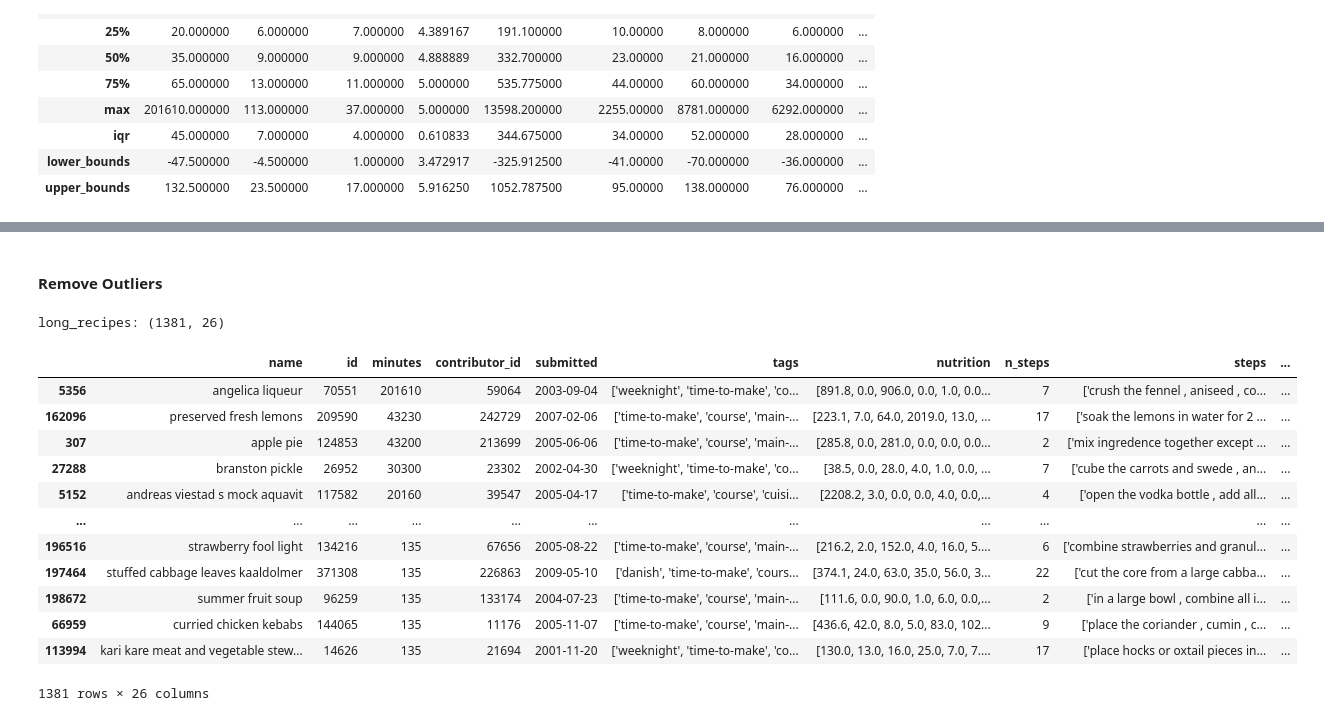
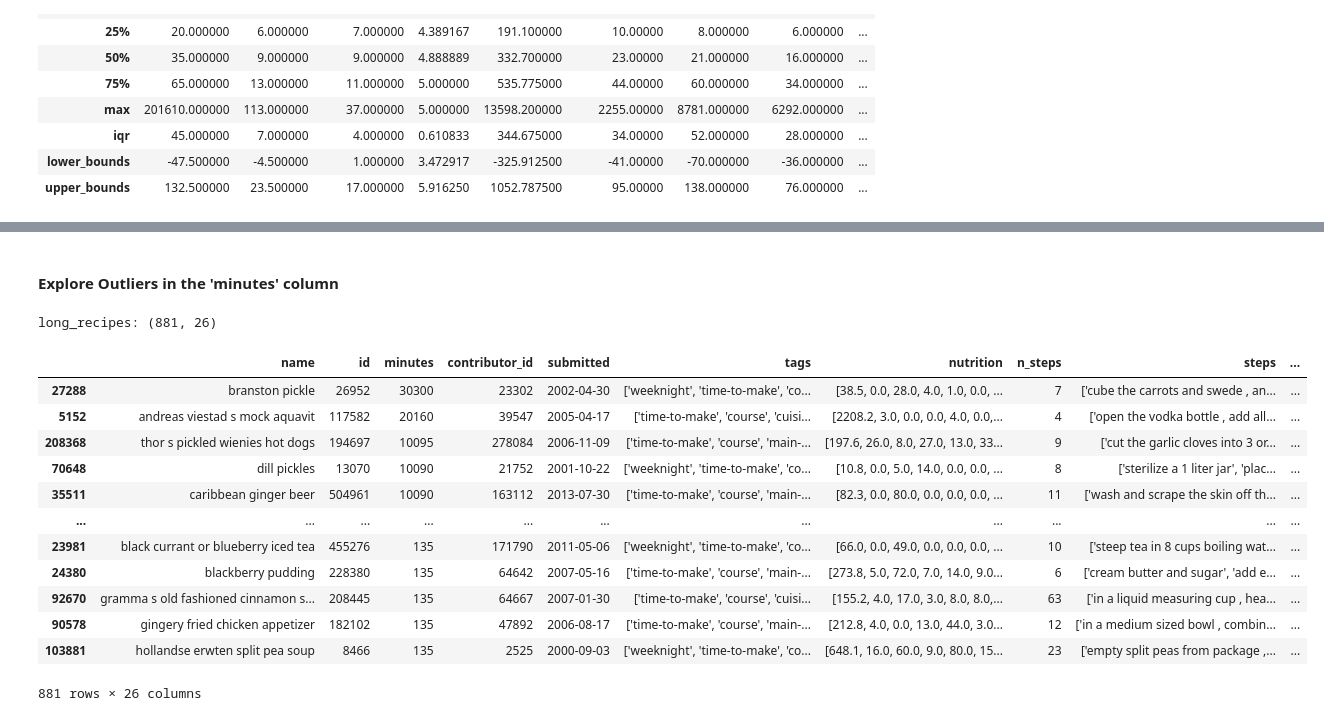
Before and after one commit to alyssahondrade/Project1, a Jupyter notebook: recipes_exploration.ipynb, the cells around one changed output, grey strips where cells are left out. Cells and saved outputs as stored; diff of their text form; code cells hidden in the pictures.

Commit message:
explored outliers in PDV columns

```diff
--- a/recipes_exploration.ipynb
+++ b/recipes_exploration.ipynb
@@ -604,7 +480,7 @@ multiple: 9312
 Total recipes with one cuisine type: 15190
 # %%
 # Reduce the dataset to contain recipes with only one cuisine
-reduced_food = reduced_food.loc[reduced_food['id'].isin(unique_cuisine)].copy()
-print(f'reduced_food: {reduced_food.shape}')
-reduced_food.head()
+one_cuisine = reduced_food.loc[reduced_food['id'].isin(unique_cuisine)].copy()
+print(f'reduced_food: {one_cuisine.shape}')
+one_cuisine.head()
 # %% [output]
@@ -643,7 +641,7 @@ carbs_g                float64
 dtype: object
 # %%
 # Get a list of columns of type int64 and float64, excluding 'id' and 'contributor_id'
-calc_cols = reduced_food.select_dtypes(include=['int64', 'float64']).drop(columns=['id', 'contributor_id'])
+calc_cols = one_cuisine.select_dtypes(include=['int64', 'float64']).drop(columns=['id', 'contributor_id'])
 
 # Display the descriptive statistics
 calc_stats = calc_cols.describe().T.drop(columns=['count'])
@@ -710,0 +711,24 @@ Columns with values above "max":
+# %%
+# Get upper_bounds for PDV columns
+upper_pdv = calc_stats.loc['upper_bounds', ['Total Fat (PDV)', 'Sugar (PDV)', 'Sodium (PDV)', 'Protein (PDV)', 'Saturated Fat (PDV)', 'Carbohydrates (PDV)']]
+
+# Create a dictionary to hold the count and IDs
+pdv_dict = {}
+for col in upper_pdv.index:
+    pdv_dict[col] = dict(count = 0, id_list = [])
+
+# Loop through upper_pdv to get the count and IDs
+for idx, value in enumerate(upper_pdv):
+    col_name = upper_pdv.index[idx]
+    pdv_dict[col_name]['count'] = one_cuisine.loc[one_cuisine[col_name] > value, 'id'].count()
+    pdv_dict[col_name]['id_list'] = one_cuisine.loc[one_cuisine[col_name] > value, 'id']
+
+# Get the list of all recipes which exceeds upper bounds for PDV
+combined_pdv = []
+for key in pdv_dict:
+    print(f"{key}: {pdv_dict[key]['count']}")
+    combined_pdv.append(pdv_dict[key]['id_list'])
+
+# Flatten combined_pdv
+flat_pdv = list(set([index for pdv_list in combined_pdv for index in pdv_list]))
+print(f'Total recipes which exceed upper bounds for PDV: {len(flat_pdv)}')
@@ -710,0 +743,5 @@ Columns with values above "max":
+# %%
+# Remove outliers from PDV columns: These are likely as a result of no information on serving sizes
+within_pdv = one_cuisine.loc[~one_cuisine['id'].isin(flat_pdv)].copy()
+print(f'within_pdv: {within_pdv.shape}')
+within_pdv.head()
@@ -711,25 +757,25 @@ Columns with values above "max":
 # %% [markdown]
-#### Remove Outliers
+#### Explore Outliers in the 'minutes' column
 # %%
 # Get the upper bounds value from the 'minutes' column
 minutes_upper = calc_stats.loc['upper_bounds', 'minutes']
 
 # Identify recipes with very long cooking times
-long_recipes = reduced_food.loc[reduced_food['minutes'] > minutes_upper].sort_values(by='minutes', ascending=False)
+long_recipes = within_pdv.loc[within_pdv['minutes'] > minutes_upper]
 print(f'long_recipes: {long_recipes.shape}')
-long_recipes
+long_recipes.sort_values(by='minutes', ascending=False)
 # %% [output]
-long_recipes: (1381, 26)
+long_recipes: (881, 26)
 |  | name | id | minutes | contributor_id | submitted | tags | nutrition | n_steps | steps | ... |
-| 5356 | angelica liqueur | 70551 | 201610 | 59064 | 2003-09-04 | ['weeknight', 'time-to-make', 'co... | [891.8, 0.0, 906.0, 0.0, 1.0, 0.0... | 7 | ['crush the fennel , aniseed , co... | ... |
-| 162096 | preserved fresh lemons | 209590 | 43230 | 242729 | 2007-02-06 | ['time-to-make', 'course', 'main-... | [223.1, 7.0, 64.0, 2019.0, 13.0, ... | 17 | ['soak the lemons in water for 2 ... | ... |
-| 307 | apple pie | 124853 | 43200 | 213699 | 2005-06-06 | ['time-to-make', 'course', 'main-... | [285.8, 0.0, 281.0, 0.0, 0.0, 0.0... | 2 | ['mix ingredence together except ... | ... |
 | 27288 | branston pickle | 26952 | 30300 | 23302 | 2002-04-30 | ['weeknight', 'time-to-make', 'co... | [38.5, 0.0, 28.0, 4.0, 1.0, 0.0, ... | 7 | ['cube the carrots and swede , an... | ... |
 | 5152 | andreas viestad s mock aquavit | 117582 | 20160 | 39547 | 2005-04-17 | ['time-to-make', 'course', 'cuisi... | [2208.2, 3.0, 0.0, 0.0, 4.0, 0.0,... | 4 | ['open the vodka bottle , add all... | ... |
+| 208368 | thor s pickled wienies hot dogs | 194697 | 10095 | 278084 | 2006-11-09 | ['time-to-make', 'course', 'main-... | [197.6, 26.0, 8.0, 27.0, 13.0, 33... | 9 | ['cut the garlic cloves into 3 or... | ... |
+| 70648 | dill pickles | 13070 | 10090 | 21752 | 2001-10-22 | ['weeknight', 'time-to-make', 'co... | [10.8, 0.0, 5.0, 14.0, 0.0, 0.0, ... | 8 | ['sterilize a 1 liter jar', 'plac... | ... |
+| 35511 | caribbean ginger beer | 504961 | 10090 | 163112 | 2013-07-30 | ['time-to-make', 'course', 'main-... | [82.3, 0.0, 80.0, 0.0, 0.0, 0.0, ... | 11 | ['wash and scrape the skin off th... | ... |
 | ... | ... | ... | ... | ... | ... | ... | ... | ... | ... | ... |
-| 196516 | strawberry fool light | 134216 | 135 | 67656 | 2005-08-22 | ['time-to-make', 'course', 'main-... | [216.2, 2.0, 152.0, 4.0, 16.0, 5.... | 6 | ['combine strawberries and granul... | ... |
-| 197464 | stuffed cabbage leaves kaaldolmer | 371308 | 135 | 226863 | 2009-05-10 | ['danish', 'time-to-make', 'cours... | [374.1, 24.0, 63.0, 35.0, 56.0, 3... | 22 | ['cut the core from a large cabba... | ... |
-| 198672 | summer fruit soup | 96259 | 135 | 133174 | 2004-07-23 | ['time-to-make', 'course', 'main-... | [111.6, 0.0, 90.0, 1.0, 6.0, 0.0,... | 2 | ['in a large bowl , combine all i... | ... |
-| 66959 | curried chicken kebabs | 144065 | 135 | 11176 | 2005-11-07 | ['time-to-make', 'course', 'main-... | [436.6, 42.0, 8.0, 5.0, 83.0, 102... | 9 | ['place the coriander , cumin , c... | ... |
-| 113994 | kari kare meat and vegetable stew... | 14626 | 135 | 21694 | 2001-11-20 | ['weeknight', 'time-to-make', 'co... | [130.0, 13.0, 16.0, 25.0, 7.0, 7.... | 17 | ['place hocks or oxtail pieces in... | ... |
+| 23981 | black currant or blueberry iced tea | 455276 | 135 | 171790 | 2011-05-06 | ['weeknight', 'time-to-make', 'co... | [66.0, 0.0, 49.0, 0.0, 0.0, 0.0, ... | 10 | ['steep tea in 8 cups boiling wat... | ... |
+| 24380 | blackberry pudding | 228380 | 135 | 64642 | 2007-05-16 | ['time-to-make', 'course', 'main-... | [273.8, 5.0, 72.0, 7.0, 14.0, 9.0... | 6 | ['cream butter and sugar', 'add e... | ... |
+| 92670 | gramma s old fashioned cinnamon s... | 208445 | 135 | 64667 | 2007-01-30 | ['time-to-make', 'course', 'cuisi... | [155.2, 4.0, 17.0, 3.0, 8.0, 8.0,... | 63 | ['in a liquid measuring cup , hea... | ... |
+| 90578 | gingery fried chicken appetizer | 182102 | 135 | 47892 | 2006-08-17 | ['time-to-make', 'course', 'main-... | [212.8, 4.0, 0.0, 13.0, 44.0, 3.0... | 12 | ['in a medium sized bowl , combin... | ... |
+| 103881 | hollandse erwten split pea soup | 8466 | 135 | 2525 | 2000-09-03 | ['weeknight', 'time-to-make', 'co... | [648.1, 16.0, 60.0, 9.0, 80.0, 15... | 23 | ['empty split peas from package ,... | ... |
-1381 rows × 26 columns
+881 rows × 26 columns
```
Also changed, not shown: parts of 23 cells of this notebook, 1 other file.
